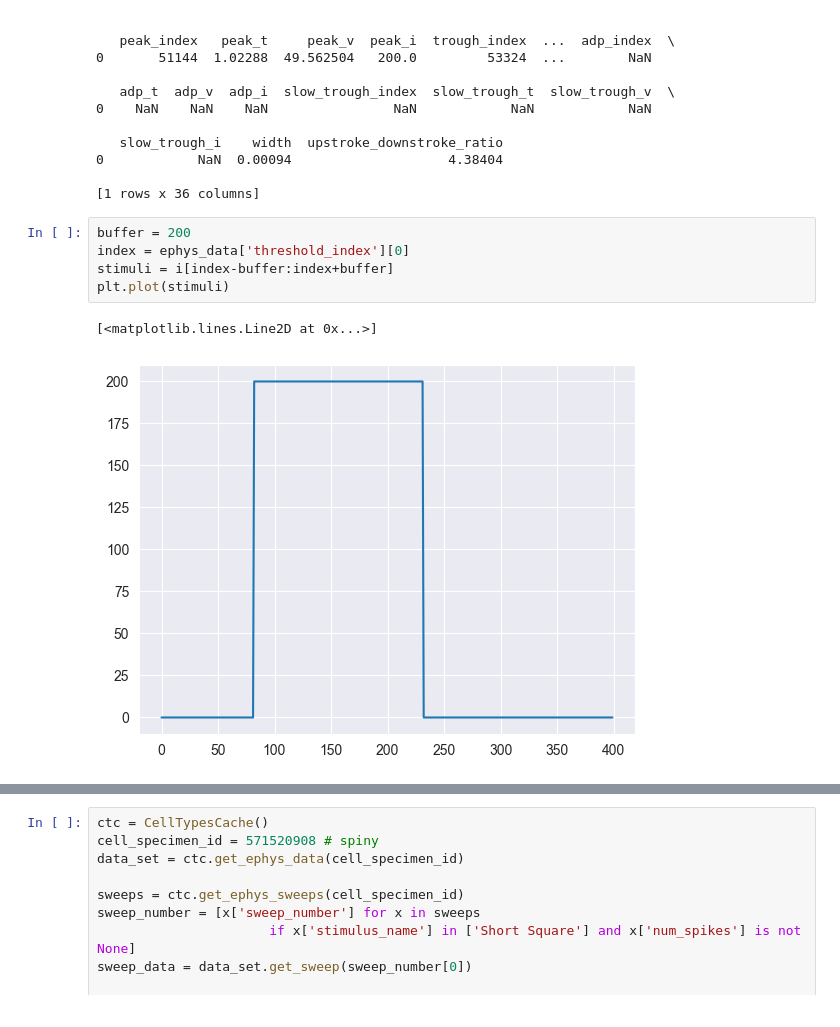
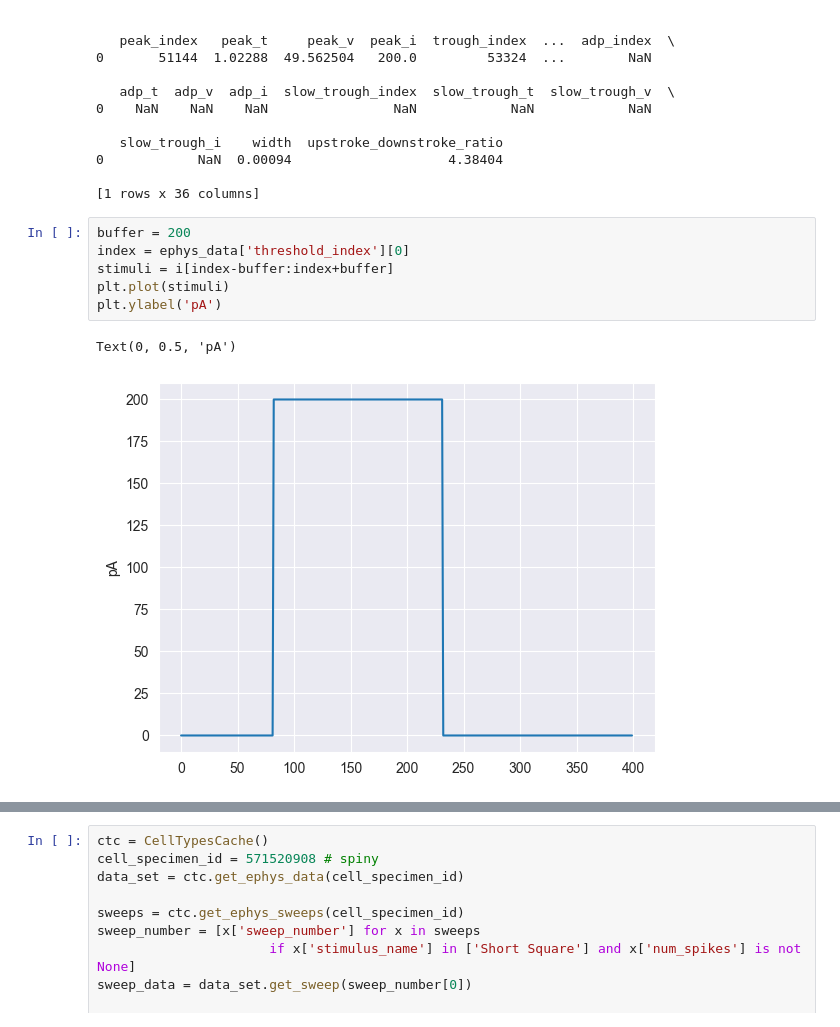
Before and after one commit to ofek181/Neuronal-Cell-Type-Classification, a Jupyter notebook: temp_fourier.ipynb, the cells around one changed output, grey strips where cells are left out. Cells and saved outputs as stored; diff of their text form.

```diff
--- a/temp_fourier.ipynb
+++ b/temp_fourier.ipynb
@@ -52,11 +52,12 @@ print(ephys_data)
 # %%
 buffer = 200
 index = ephys_data['threshold_index'][0]
 stimuli = i[index-buffer:index+buffer]
 plt.plot(stimuli)
+plt.ylabel('pA')
 # %% [output]
-[<matplotlib.lines.Line2D at 0x...>]
+Text(0, 0.5, 'pA')
-[figure, old version]
+[figure, new version]
 # %%
 buffer = 150
 response = v[index-buffer:index+buffer]
```
Also changed, not shown: parts of 5 cells of this notebook.
